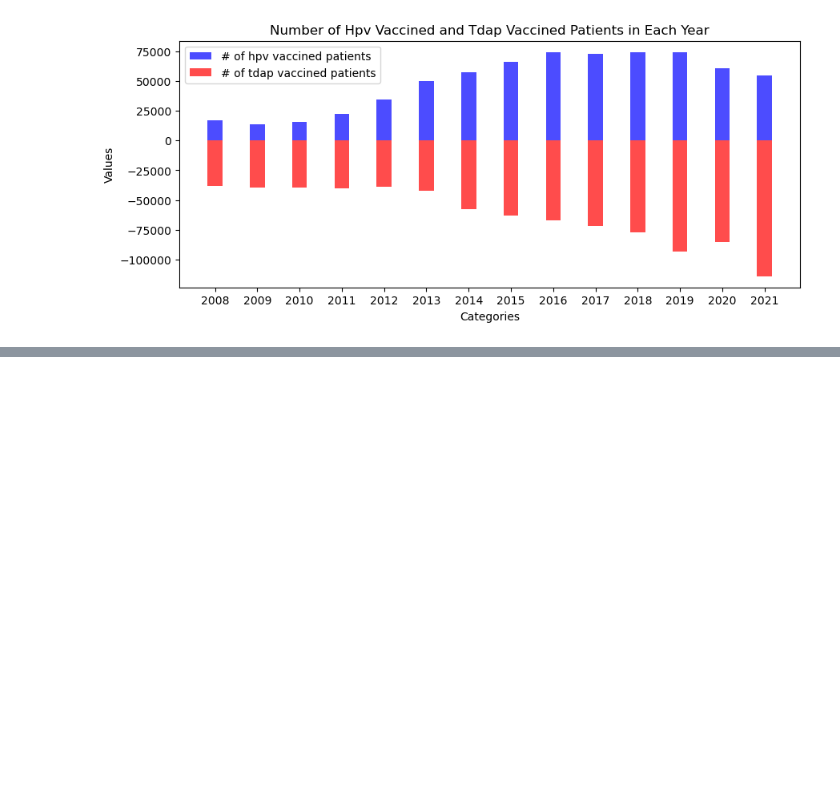
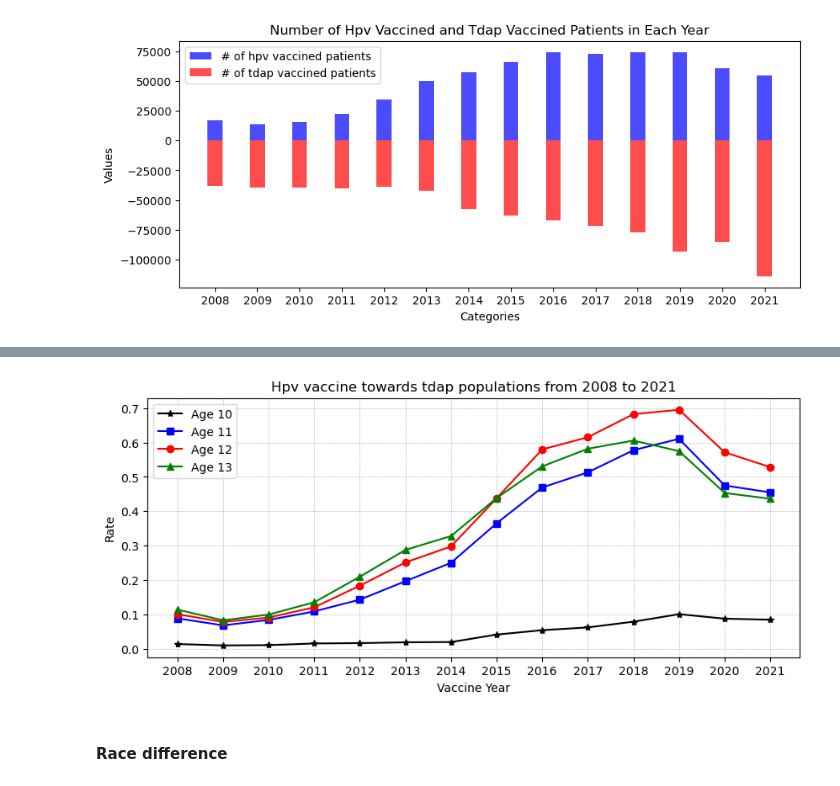
Before and after one commit to ZihanDing/EHR_project, a Jupyter notebook: HpvVaccine/NYSIIS_analysis.ipynb, the cells around one changed output, grey strips where cells are left out. Cells and saved outputs as stored; diff of their text form; code cells hidden in the pictures; blank space fills up the shorter version.

```diff
--- a/HpvVaccine/NYSIIS_analysis.ipynb
+++ b/HpvVaccine/NYSIIS_analysis.ipynb
@@ -1113,0 +1248,24 @@ plt.show()
+# %%
+years = list(grouped_tdap['vax_year'])
+
+plt.figure(figsize=(10, 4))
+
+plt.plot(years, values0,'*-', color='black', label='Age 10')
+plt.plot(years, values1,'s-', color='blue', label='Age 11')
+plt.plot(years, values2,'o-', color='red', label='Age 12')
+plt.plot(years, values3,'^-', color='g', label='Age 13')
+
+plt.xlabel('Vaccine Year')
+plt.ylabel('Rate')
+plt.title('Hpv vaccine towards tdap populations from 2008 to 2021')
+
+plt.xticks(years)
+plt.legend()
+#
+plt.grid(True,linestyle='--', color='gray', linewidth=0.5, alpha=0.5)
+
+plt.show()
+# %% [output]
+[figure, added]
+# %% [markdown]
+#### Race difference
```
Also changed, not shown: parts of 111 cells of this notebook.
